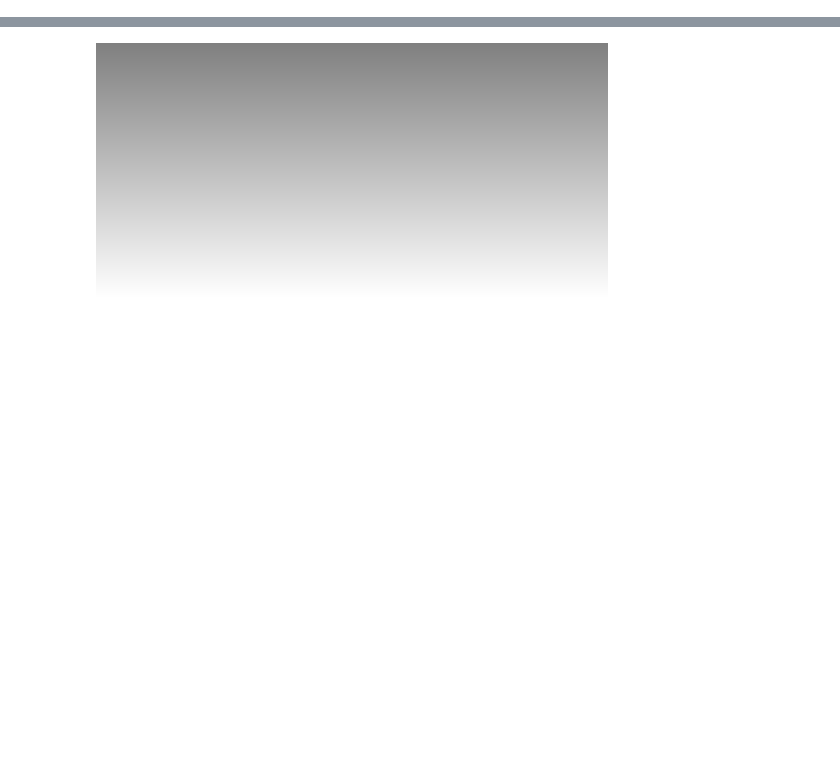
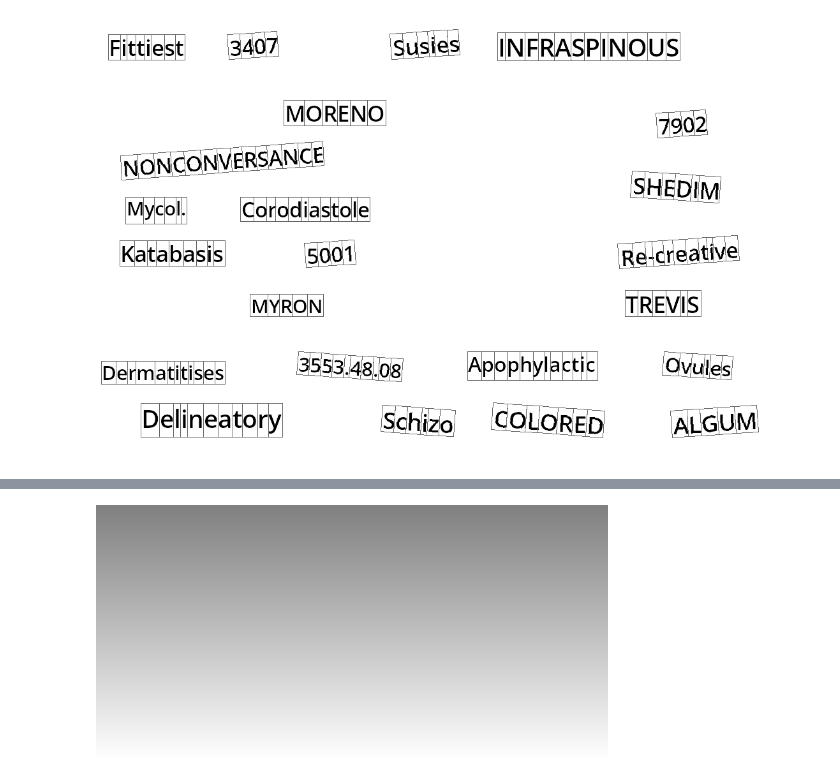
Before and after one commit to paknikolay/binarization, a Jupyter notebook: generator.ipynb, the cells around one changed output, grey strips where cells are left out. Saved outputs shown, nothing was run; the diff lists cells and outputs as text; code cells hidden in the pictures; blank space fills up the shorter version.

```diff
--- a/generator.ipynb
+++ b/generator.ipynb
@@ -308,3 +378,51 @@ class OneImageTextGenerator:
     def generate(self):
         self.addPhoto()
         imageTextGenerator.addTexts()
+# %%
+os.makedirs(pathToGenerated, exist_ok=True)
+os.makedirs(pathToGT, exist_ok=True)
+imgCount = 0
+
+for file in os.listdir(pathToBackGrounds):
+#     if file != "depositphotos_52491899-stock-illustration-guilloche-background.jpg":
+#         continue
+    image = Image.open(os.path.join(pathToBackGrounds, file))
+    imageTextGenerator = OneImageTextGenerator(image)
+
+    imageTextGenerator.generate()
+
+    break
+# %%
+img = imageTextGenerator.textImage.copy()
+ind = 0
+for k,a, characters in zip(imageTextGenerator.wordsRegion, imageTextGenerator.angles, imageTextGenerator.wordsCharacterRegion):
+    d = ImageDraw.Draw(img)
+    rotated = rotateRect(k,-a)
+    ind = ind + 1
+    #print(k)
+    #print(a)
+    #print(rotated)
+#     d.line((rotated[0][0], rotated[0][1], rotated[1][0], rotated[1][1]), fill=(100,100,100), width=2)
+#     d.line((rotated[1][0], rotated[1][1], rotated[2][0], rotated[2][1]), fill=(100,100,100), width=2)
+#     d.line((rotated[2][0], rotated[2][1], rotated[3][0], rotated[3][1]), fill=(100,100,100), width=2)
+#     d.line((rotated[3][0], rotated[3][1], rotated[0][0], rotated[0][1]), fill=(100,100,100), width=2)
+
+#     cumW = 0
+#     W =  rotated[1][0]- rotated[0][0]
+#     H =  rotated[1][1] - rotated[0][1]
+#     for c in characters:
+#         w,h = c
+#         cumW += w
+#         d.line((rotated[0][0] + (cumW - w) / k[6] * W, rotated[0][1] + (cumW - w) / k[6] * H, rotated[0][0] + cumW / k[6] * W, rotated[0][1] + (cumW) / k[6] * H), fill=(100,100,100), width=2)
+#         d.line((rotated[0][0] + cumW / k[6] * W, rotated[0][1] + (cumW) / k[6] * H, rotated[3][0] + cumW / k[6] * W, rotated[3][1] + (cumW) / k[6] * H), fill=(100,100,100), width=2)
+#         d.line((rotated[3][0] + cumW / k[6] * W, rotated[3][1] + (cumW) / k[6] * H, rotated[3][0] + (cumW -w)/ k[6] * W, rotated[3][1] + (cumW-w) / k[6] * H), fill=(100,100,100), width=2)
+#         d.line((rotated[3][0] + (cumW - w) / k[6] * W, rotated[3][1] + (cumW-w) / k[6] * H, rotated[0][0] + (cumW - w) / k[6] * W, rotated[0][1] + (cumW - w) / k[6] * H), fill=(100,100,100), width=2)
+    for c in getCharactersRects(k, rotated, characters):
+        d.line((c[0][0], c[0][1], c[1][0], c[1][1]), fill=(100,100,100), width=1)
+        d.line((c[1][0], c[1][1], c[2][0], c[2][1]), fill=(100,100,100), width=1)
+        d.line((c[2][0], c[2][1], c[3][0], c[3][1]), fill=(100,100,100), width=1)
+        d.line((c[3][0], c[3][1], c[0][0], c[0][1]), fill=(100,100,100), width=1)
+    #break
+img
+# %% [output]
+[figure, added]
```
Also changed, not shown: parts of 13 cells of this notebook.
